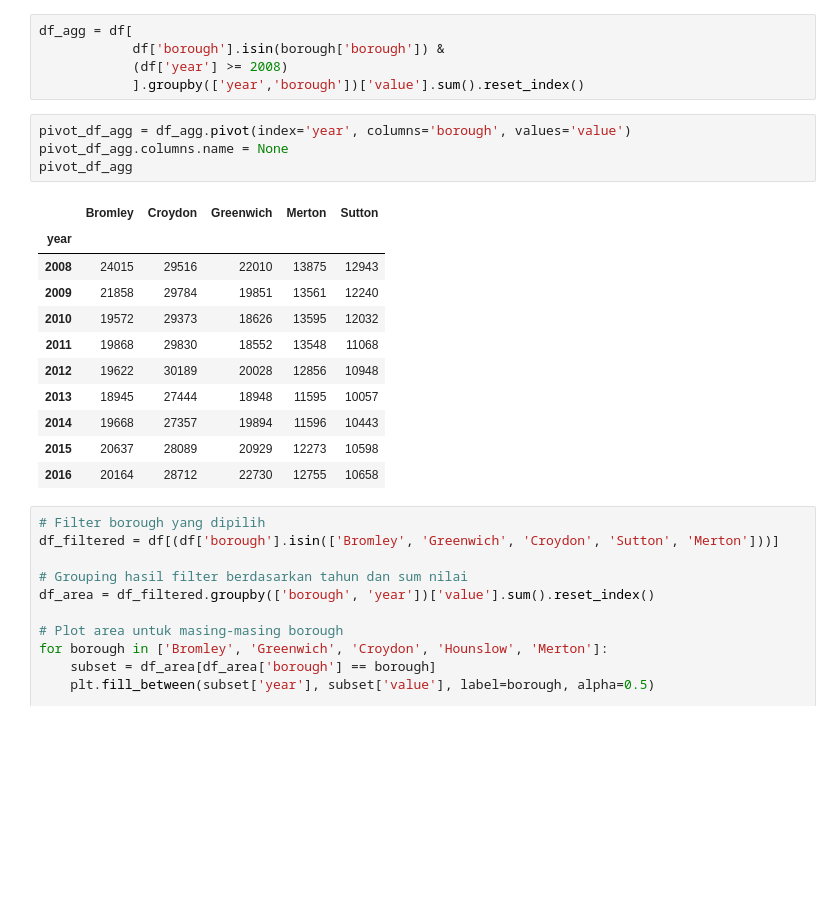
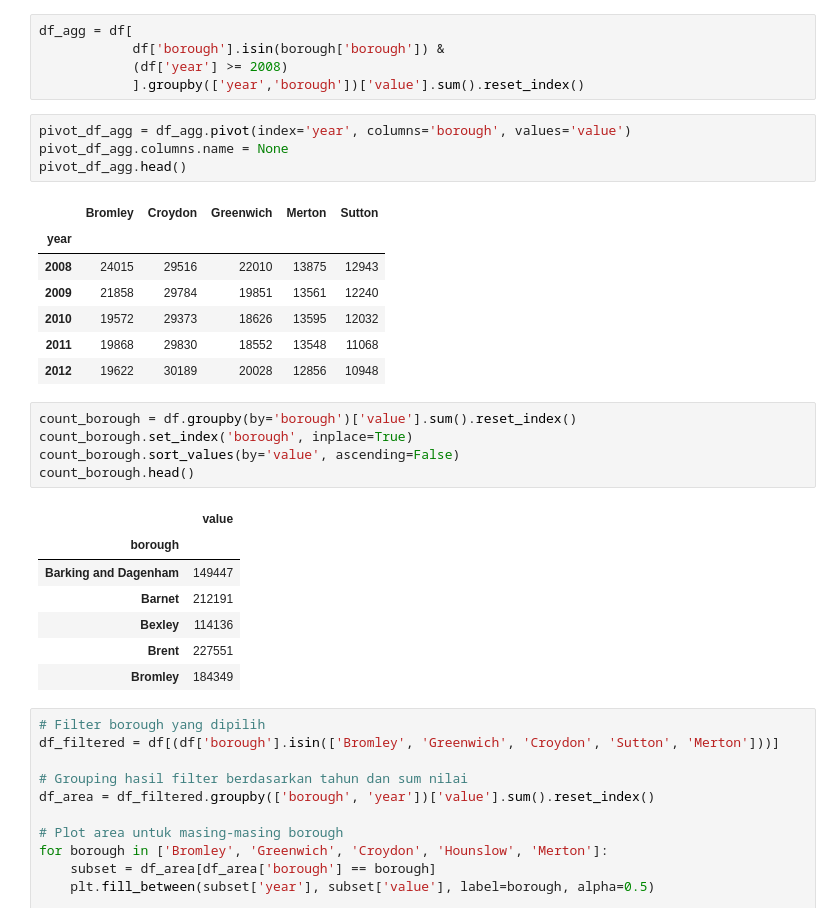
Before and after one commit to fwaafnn/Assigment1_DataVisualization, a Jupyter notebook: PYTN_Assg_1_5_AfwaAfini.ipynb, the cells around one changed output. Saved outputs shown, nothing was run; the diff lists cells and outputs as text; blank space fills up the shorter version.

```diff
--- a/PYTN_Assg_1_5_AfwaAfini.ipynb
+++ b/PYTN_Assg_1_5_AfwaAfini.ipynb
@@ -92,19 +99,28 @@ df_agg = df[
 # %%
 pivot_df_agg = df_agg.pivot(index='year', columns='borough', values='value')
 pivot_df_agg.columns.name = None
-pivot_df_agg
+pivot_df_agg.head()
 # %% [output]
 |  | Bromley | Croydon | Greenwich | Merton | Sutton |
 | year |  |  |  |  |  |
 | 2008 | 24015 | 29516 | 22010 | 13875 | 12943 |
 | 2009 | 21858 | 29784 | 19851 | 13561 | 12240 |
 | 2010 | 19572 | 29373 | 18626 | 13595 | 12032 |
 | 2011 | 19868 | 29830 | 18552 | 13548 | 11068 |
 | 2012 | 19622 | 30189 | 20028 | 12856 | 10948 |
-| 2013 | 18945 | 27444 | 18948 | 11595 | 10057 |
-| 2014 | 19668 | 27357 | 19894 | 11596 | 10443 |
-| 2015 | 20637 | 28089 | 20929 | 12273 | 10598 |
-| 2016 | 20164 | 28712 | 22730 | 12755 | 10658 |
+# %%
+count_borough = df.groupby(by='borough')['value'].sum().reset_index()
+count_borough.set_index('borough', inplace=True)
+count_borough.sort_values(by='value', ascending=False)
+count_borough.head()
+# %% [output]
+|  | value |
+| borough |  |
+| Barking and Dagenham | 149447 |
+| Barnet | 212191 |
+| Bexley | 114136 |
+| Brent | 227551 |
+| Bromley | 184349 |
 # %%
 # Filter borough yang dipilih
 df_filtered = df[(df['borough'].isin(['Bromley', 'Greenwich', 'Croydon', 'Sutton', 'Merton']))]
```
Also changed, not shown: parts of 18 cells of this notebook.
